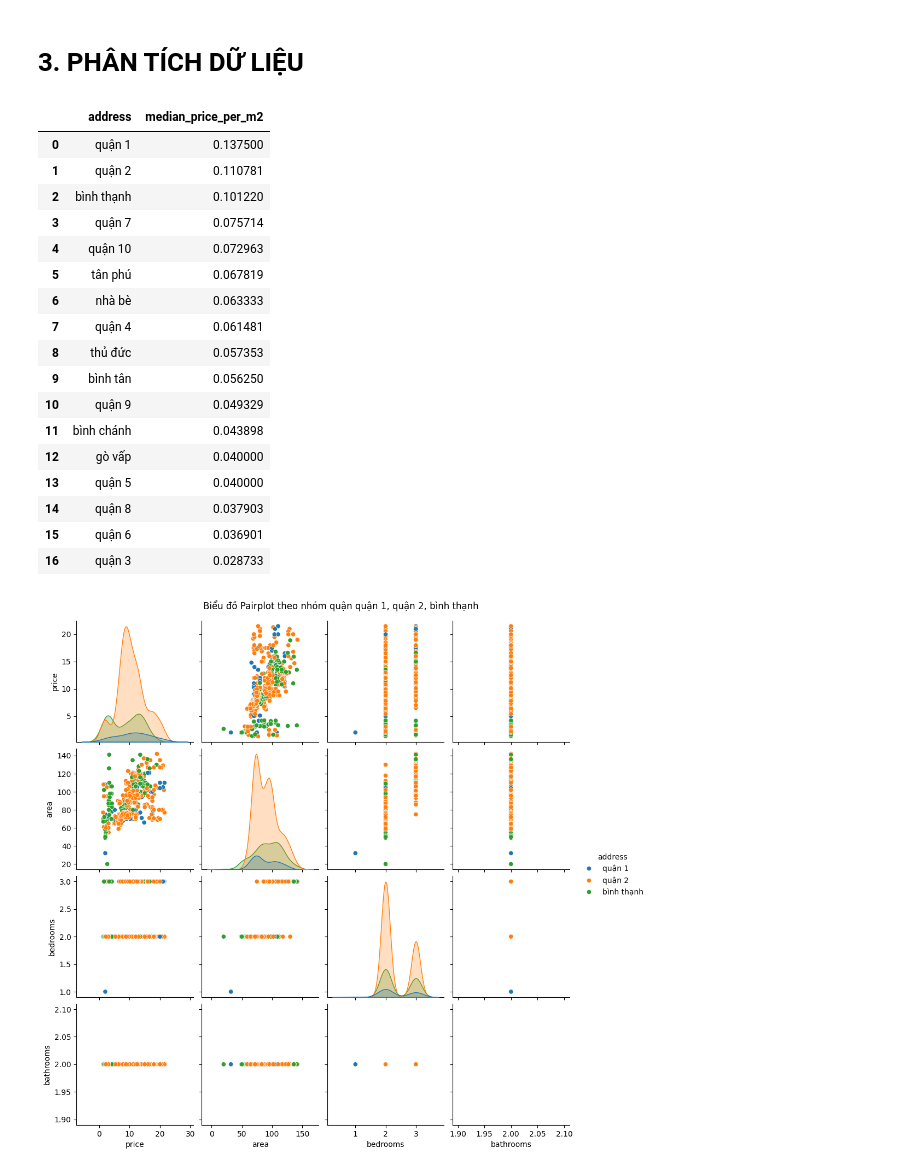
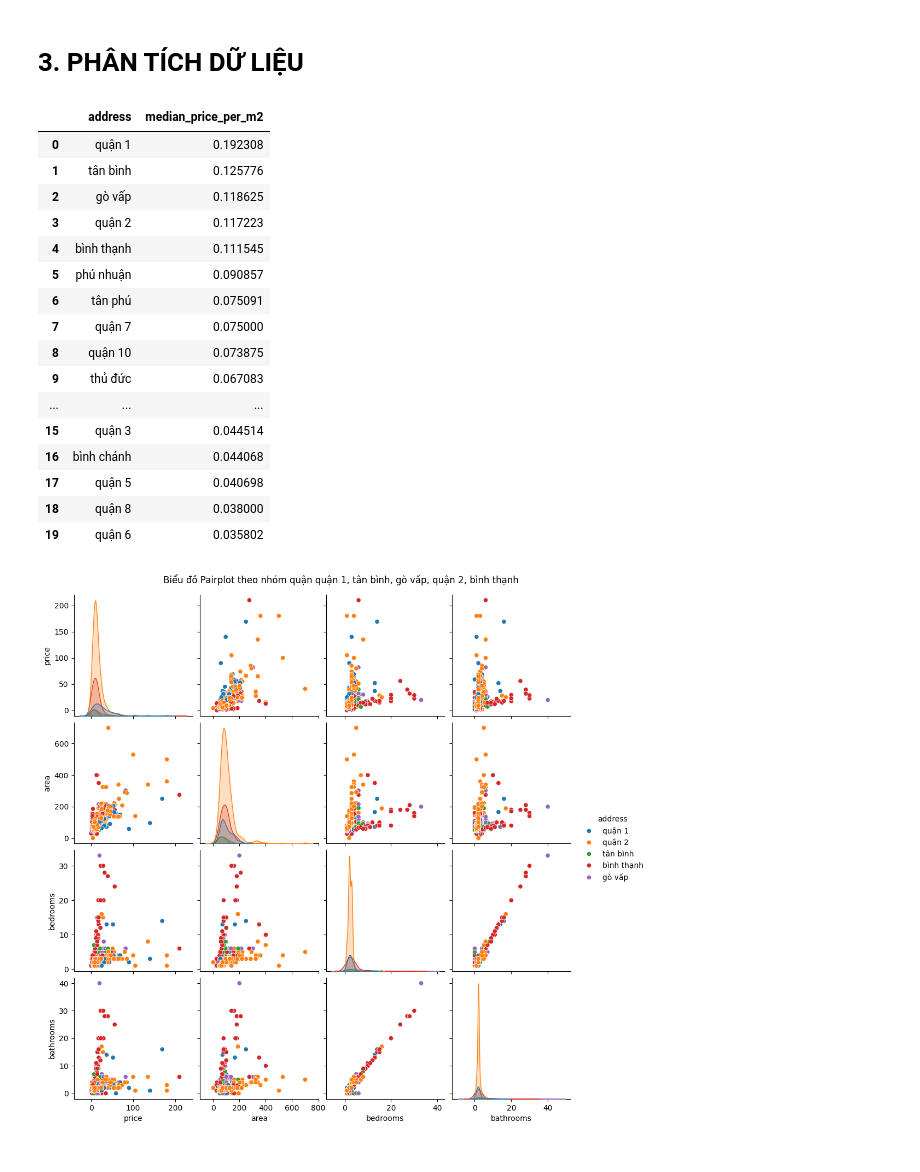
Before and after one commit to thloc1212/INTROML, a Jupyter notebook: notebook/eda.ipynb, the cells around one changed output. Drawn from its saved outputs; the diff is of its cells as text; code cells hidden in the pictures.

Commit message:
update eda + merge 2 3

```diff
--- a/notebook/eda.ipynb
+++ b/notebook/eda.ipynb
@@ -5,7 +6,7 @@ import matplotlib.pyplot as plt
 # %% [markdown]
 # 1. KHÁM PHÁ CÁC DÒNG VÀ CỘT
 # %%
-df = pd.read_csv("../data/cleaned/hcmhouseprice.csv")
+df = pd.read_csv("../data/raw/hcmhouseprice_merged.csv")
 df.head()
 # %% [output]
 |  | price | area | bedrooms | bathrooms | address |
@@ -110,20 +106,0 @@ Sau bước này, dữ liệu còn lại sẽ **loại bỏ các outlier cục b
-# %%
-def remove_outlier_iqr_fixed(df, cols):
-    df_out = df.copy()
-
-    for col in cols:
-        Q1 = df[col].quantile(0.25)
-        Q3 = df[col].quantile(0.75)
-        IQR = Q3 - Q1
-        lower = Q1 - 1.5 * IQR
-        upper = Q3 + 1.5 * IQR
-
-        df_out = df_out[(df_out[col] >= lower) & (df_out[col] <= upper)]
-
-    return df_out
-
-num_cols = ['price', 'area', 'bedrooms', 'bathrooms']
-
-print(f"Số dòng trước khi lọc: {len(df)}")
-df = remove_outlier_iqr_fixed(df, num_cols)
-print(f"Số dòng sau khi lọc: {len(df)}")
@@ -203,46 +173,45 @@ Nếu lọc quá nghiêm ngặt, mô hình sẽ **thiếu dữ liệu để họ
 # %%
 df['price_per_m2'] = df['price'] / df['area']
 
 median_by_address = (
     df.groupby('address')['price_per_m2']
     .median()
     .sort_values(ascending=False)
     .reset_index()
 )
 median_by_address.columns = ['address', 'median_price_per_m2']
 display(median_by_address)
 
 addresses = median_by_address['address'].tolist()
 
-for i in range(0, len(addresses), 3):
-    group = addresses[i:i+3]
+for i in range(0, len(addresses), 5):
+    group = addresses[i:i+5]
     df_group = df[df['address'].isin(group)]
 
     sns.pairplot(
         df_group,
         vars=['price', 'area', 'bedrooms', 'bathrooms'],
         hue='address',
         palette='tab10'
     )
     plt.suptitle(f"Biểu đồ Pairplot theo nhóm quận {', '.join(group)}", y=1.02)
     plt.show()
 # %% [output]
 |  | address | median_price_per_m2 |
-| 0 | quận 1 | 0.137500 |
-| 1 | quận 2 | 0.110781 |
-| 2 | bình thạnh | 0.101220 |
-| 3 | quận 7 | 0.075714 |
-| 4 | quận 10 | 0.072963 |
-| 5 | tân phú | 0.067819 |
-| 6 | nhà bè | 0.063333 |
-| 7 | quận 4 | 0.061481 |
-| 8 | thủ đức | 0.057353 |
-| 9 | bình tân | 0.056250 |
-| 10 | quận 9 | 0.049329 |
-| 11 | bình chánh | 0.043898 |
-| 12 | gò vấp | 0.040000 |
-| 13 | quận 5 | 0.040000 |
-| 14 | quận 8 | 0.037903 |
-| 15 | quận 6 | 0.036901 |
-| 16 | quận 3 | 0.028733 |
+| 0 | quận 1 | 0.192308 |
+| 1 | tân bình | 0.125776 |
+| 2 | gò vấp | 0.118625 |
+| 3 | quận 2 | 0.117223 |
+| 4 | bình thạnh | 0.111545 |
+| 5 | phú nhuận | 0.090857 |
+| 6 | tân phú | 0.075091 |
+| 7 | quận 7 | 0.075000 |
+| 8 | quận 10 | 0.073875 |
+| 9 | thủ đức | 0.067083 |
+| ... | ... | ... |
+| 15 | quận 3 | 0.044514 |
+| 16 | bình chánh | 0.044068 |
+| 17 | quận 5 | 0.040698 |
+| 18 | quận 8 | 0.038000 |
+| 19 | quận 6 | 0.035802 |
-[figure, old version]
+[figure, new version]
```
Also changed, not shown: parts of 16 cells of this notebook, 6 other files.
